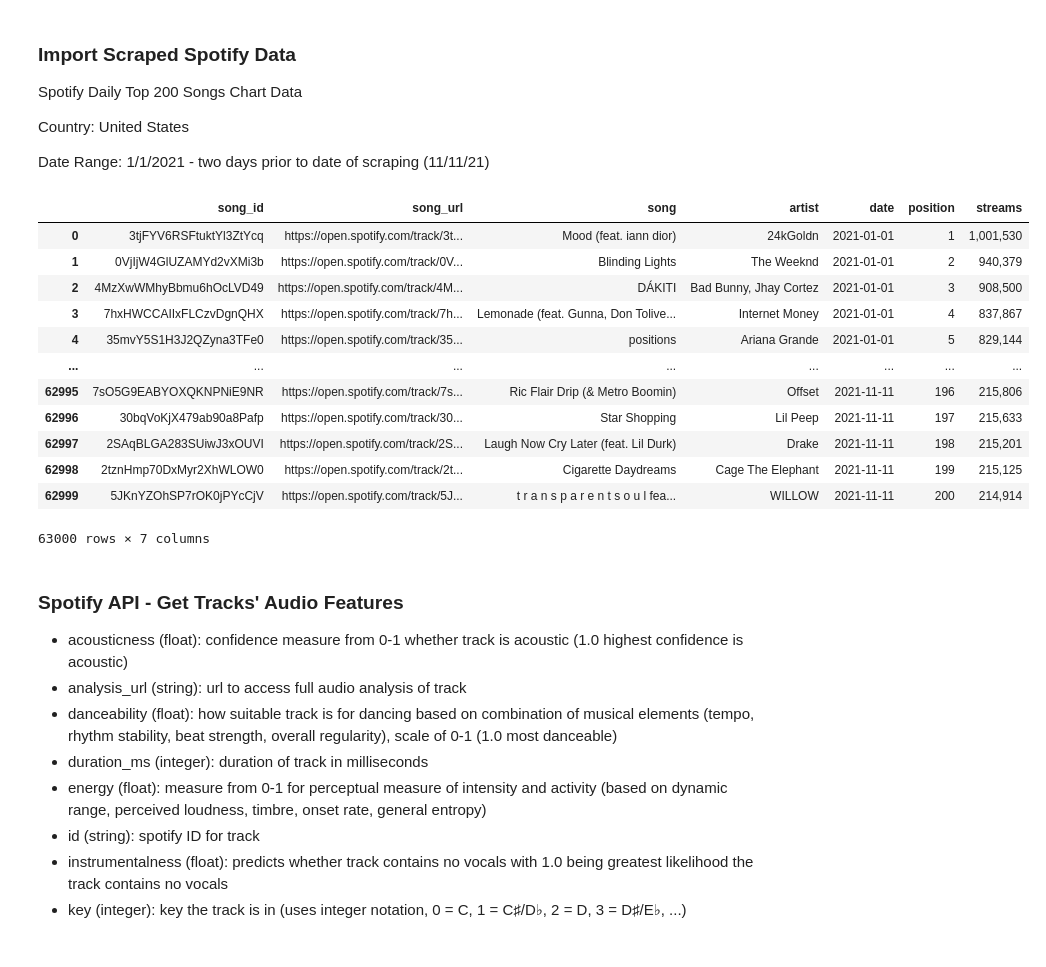
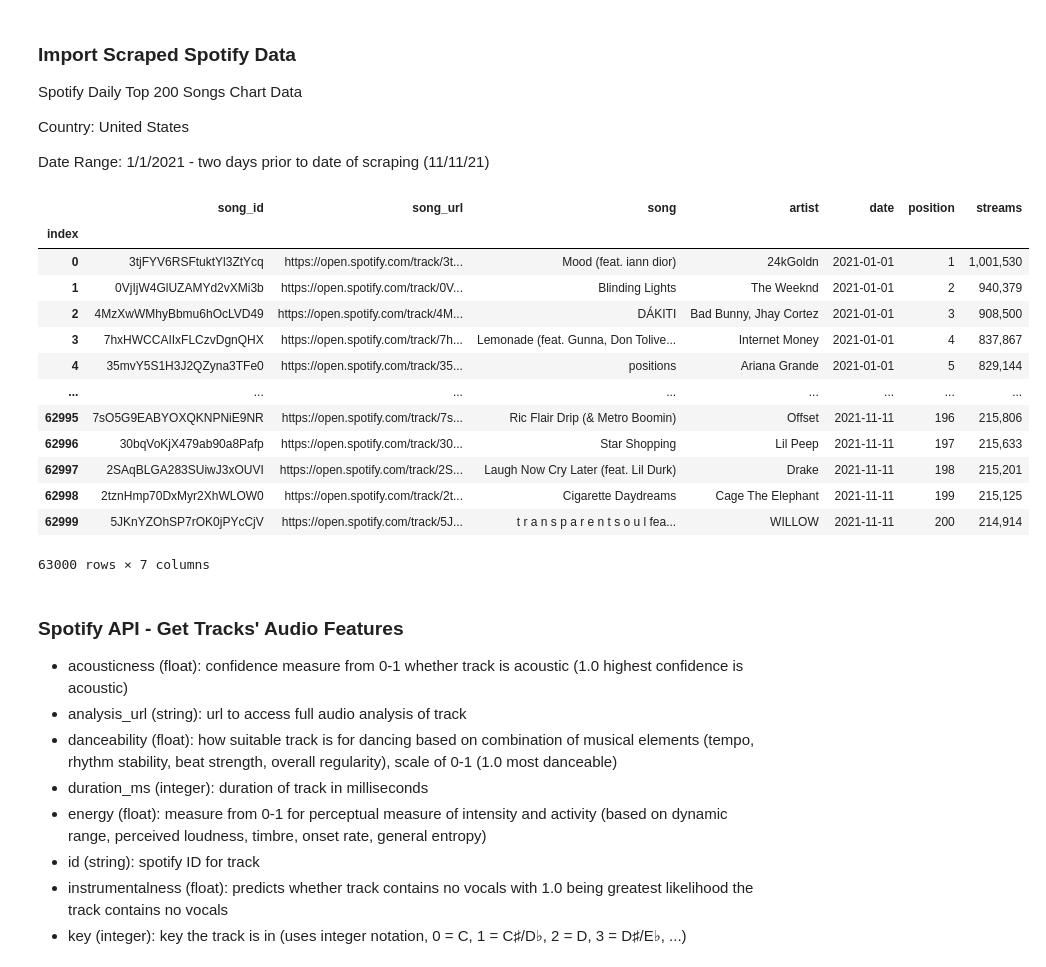
Before and after one commit to aseo67/Top_Songs_Analysis, a Jupyter notebook: TopSongsAnalysis_DataLoading.ipynb, the cells around one changed output. Drawn from its saved outputs; the diff is of its cells as text; code cells hidden in the pictures.

```diff
--- a/TopSongsAnalysis_DataLoading.ipynb
+++ b/TopSongsAnalysis_DataLoading.ipynb
@@ -19,21 +19,3 @@ Spotify Daily Top 200 Songs Chart Data
 Country: United States
 
 Date Range: 1/1/2021 - two days prior to date of scraping (11/11/21)
-# %%
-# Read in scraped data
-scrape_df = pd.read_csv("./Resources/spotifytop200.csv")
-scrape_df
-# %% [output]
-|  | song_id | song_url | song | artist | date | position | streams |
-| 0 | 3tjFYV6RSFtuktYl3ZtYcq | https://open.spotify.com/track/3t... | Mood (feat. iann dior) | 24kGoldn | 2021-01-01 | 1 | 1,001,530 |
-| 1 | 0VjIjW4GlUZAMYd2vXMi3b | https://open.spotify.com/track/0V... | Blinding Lights | The Weeknd | 2021-01-01 | 2 | 940,379 |
-| 2 | 4MzXwWMhyBbmu6hOcLVD49 | https://open.spotify.com/track/4M... | DÁKITI | Bad Bunny, Jhay Cortez | 2021-01-01 | 3 | 908,500 |
-| 3 | 7hxHWCCAIIxFLCzvDgnQHX | https://open.spotify.com/track/7h... | Lemonade (feat. Gunna, Don Tolive... | Internet Money | 2021-01-01 | 4 | 837,867 |
-| 4 | 35mvY5S1H3J2QZyna3TFe0 | https://open.spotify.com/track/35... | positions | Ariana Grande | 2021-01-01 | 5 | 829,144 |
-| ... | ... | ... | ... | ... | ... | ... | ... |
-| 62995 | 7sO5G9EABYOXQKNPNiE9NR | https://open.spotify.com/track/7s... | Ric Flair Drip (& Metro Boomin) | Offset | 2021-11-11 | 196 | 215,806 |
-| 62996 | 30bqVoKjX479ab90a8Pafp | https://open.spotify.com/track/30... | Star Shopping | Lil Peep | 2021-11-11 | 197 | 215,633 |
-| 62997 | 2SAqBLGA283SUiwJ3xOUVI | https://open.spotify.com/track/2S... | Laugh Now Cry Later (feat. Lil Durk) | Drake | 2021-11-11 | 198 | 215,201 |
-| 62998 | 2tznHmp70DxMyr2XhWLOW0 | https://open.spotify.com/track/2t... | Cigarette Daydreams | Cage The Elephant | 2021-11-11 | 199 | 215,125 |
-| 62999 | 5JKnYZOhSP7rOK0jPYcCjV | https://open.spotify.com/track/5J... | t r a n s p a r e n t s o u l fea... | WILLOW | 2021-11-11 | 200 | 214,914 |
-63000 rows × 7 columns
@@ -40,3 +28,22 @@ scrape_df
+# %%
+# Read in Spotify song data from database
+scrape_df = pd.read_sql('SELECT * FROM raw_scrape;', engine, index_col='index')
+scrape_df
+# %% [output]
+|  | song_id | song_url | song | artist | date | position | streams |
+| index |  |  |  |  |  |  |  |
+| 0 | 3tjFYV6RSFtuktYl3ZtYcq | https://open.spotify.com/track/3t... | Mood (feat. iann dior) | 24kGoldn | 2021-01-01 | 1 | 1,001,530 |
+| 1 | 0VjIjW4GlUZAMYd2vXMi3b | https://open.spotify.com/track/0V... | Blinding Lights | The Weeknd | 2021-01-01 | 2 | 940,379 |
+| 2 | 4MzXwWMhyBbmu6hOcLVD49 | https://open.spotify.com/track/4M... | DÁKITI | Bad Bunny, Jhay Cortez | 2021-01-01 | 3 | 908,500 |
+| 3 | 7hxHWCCAIIxFLCzvDgnQHX | https://open.spotify.com/track/7h... | Lemonade (feat. Gunna, Don Tolive... | Internet Money | 2021-01-01 | 4 | 837,867 |
+| 4 | 35mvY5S1H3J2QZyna3TFe0 | https://open.spotify.com/track/35... | positions | Ariana Grande | 2021-01-01 | 5 | 829,144 |
+| ... | ... | ... | ... | ... | ... | ... | ... |
+| 62995 | 7sO5G9EABYOXQKNPNiE9NR | https://open.spotify.com/track/7s... | Ric Flair Drip (& Metro Boomin) | Offset | 2021-11-11 | 196 | 215,806 |
+| 62996 | 30bqVoKjX479ab90a8Pafp | https://open.spotify.com/track/30... | Star Shopping | Lil Peep | 2021-11-11 | 197 | 215,633 |
+| 62997 | 2SAqBLGA283SUiwJ3xOUVI | https://open.spotify.com/track/2S... | Laugh Now Cry Later (feat. Lil Durk) | Drake | 2021-11-11 | 198 | 215,201 |
+| 62998 | 2tznHmp70DxMyr2XhWLOW0 | https://open.spotify.com/track/2t... | Cigarette Daydreams | Cage The Elephant | 2021-11-11 | 199 | 215,125 |
+| 62999 | 5JKnYZOhSP7rOK0jPYcCjV | https://open.spotify.com/track/5J... | t r a n s p a r e n t s o u l fea... | WILLOW | 2021-11-11 | 200 | 214,914 |
+63000 rows × 7 columns
 # %% [markdown]
 ### Spotify API - Get Tracks' Audio Features
 
```
Also changed, not shown: parts of 13 cells of this notebook, 8 other files.
